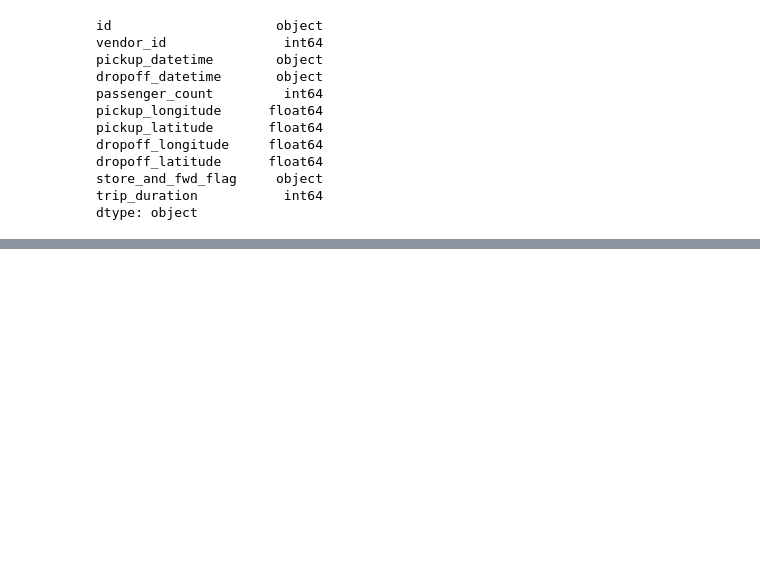
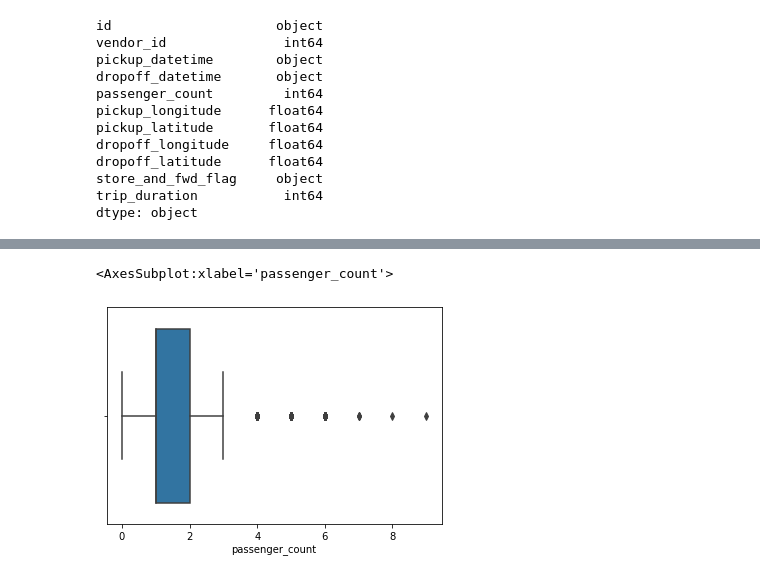
Before and after one commit to harshithgowdakc/NYC-Taxi-Data, a Jupyter notebook: NYC_Taxi_Data.ipynb, the cells around one changed output, grey strips where cells are left out. Cells and saved outputs as stored; diff of their text form; code cells hidden in the pictures; blank space fills up the shorter version.

```diff
--- a/NYC_Taxi_Data.ipynb
+++ b/NYC_Taxi_Data.ipynb
@@ -171,3 +204,6 @@ def calc_distance(nyc_df):
 # %%
 #Calculate distance and assign new column to the dataframe.
 nyc_df['distance'] = nyc_df.apply(lambda x: calc_distance(x), axis = 1)
+# %%
+#Calculate Speed in km/h for further insights
+nyc_df['speed'] = (nyc_df.distance/(nyc_df['trip_duration']/3600))
@@ -174,3 +234,29 @@ nyc_df['distance'] = nyc_df.apply(lambda x: calc_distance(x), axis = 1)
+# %%
+#Dummify all the categorical features like "store_and_fwd_flag, vendor_id, month, weekday_num, pickup_hour, passenger_count" except the label i.e. "trip_duration"
+
+dummy = pd.get_dummies(nyc_df.store_and_fwd_flag, prefix='flag')
+dummy.drop(dummy.columns[0], axis=1, inplace=True) #avoid dummy trap
+nyc_df = pd.concat([nyc_df,dummy], axis = 1)
+
+dummy = pd.get_dummies(nyc_df.vendor_id, prefix='vendor_id')
+dummy.drop(dummy.columns[0], axis=1, inplace=True) #avoid dummy trap
+nyc_df = pd.concat([nyc_df,dummy], axis = 1)
+
+dummy = pd.get_dummies(nyc_df.month, prefix='month')
+dummy.drop(dummy.columns[0], axis=1, inplace=True) #avoid dummy trap
+nyc_df = pd.concat([nyc_df,dummy], axis = 1)
+
+dummy = pd.get_dummies(nyc_df.weekday_num, prefix='weekday_num')
+dummy.drop(dummy.columns[0], axis=1, inplace=True) #avoid dummy trap
+nyc_df = pd.concat([nyc_df,dummy], axis = 1)
+
+dummy = pd.get_dummies(nyc_df.pickup_hours, prefix='pickup_hours')
+dummy.drop(dummy.columns[0], axis=1, inplace=True) #avoid dummy trap
+nyc_df = pd.concat([nyc_df,dummy], axis = 1)
+
+dummy = pd.get_dummies(nyc_df.passenger_count, prefix='passenger_count')
+dummy.drop(dummy.columns[0], axis=1, inplace=True) #avoid dummy trap
+nyc_df = pd.concat([nyc_df,dummy], axis = 1)
 # %%
 nyc_df.head(2)
 # %% [output]
@@ -179,0 +315,5 @@ nyc_df.head(2)
+# %%
+sns.boxplot(nyc_df.passenger_count)
+# %% [output]
+<AxesSubplot:xlabel='passenger_count'>
+[figure, added]
```
Also changed, not shown: parts of 44 cells of this notebook.
